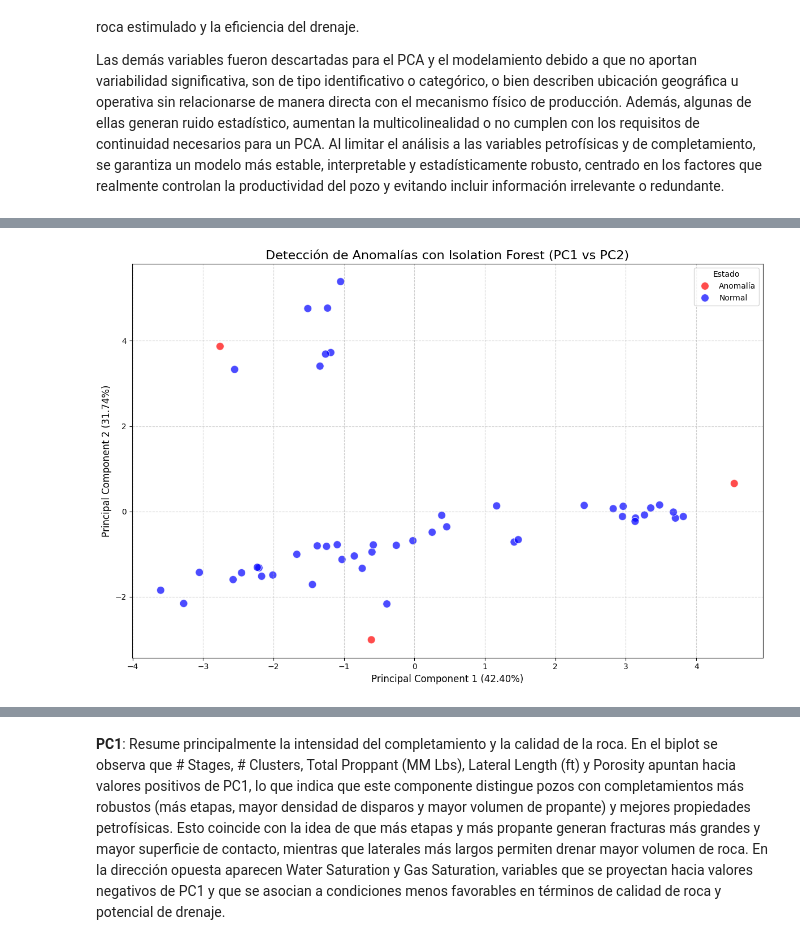
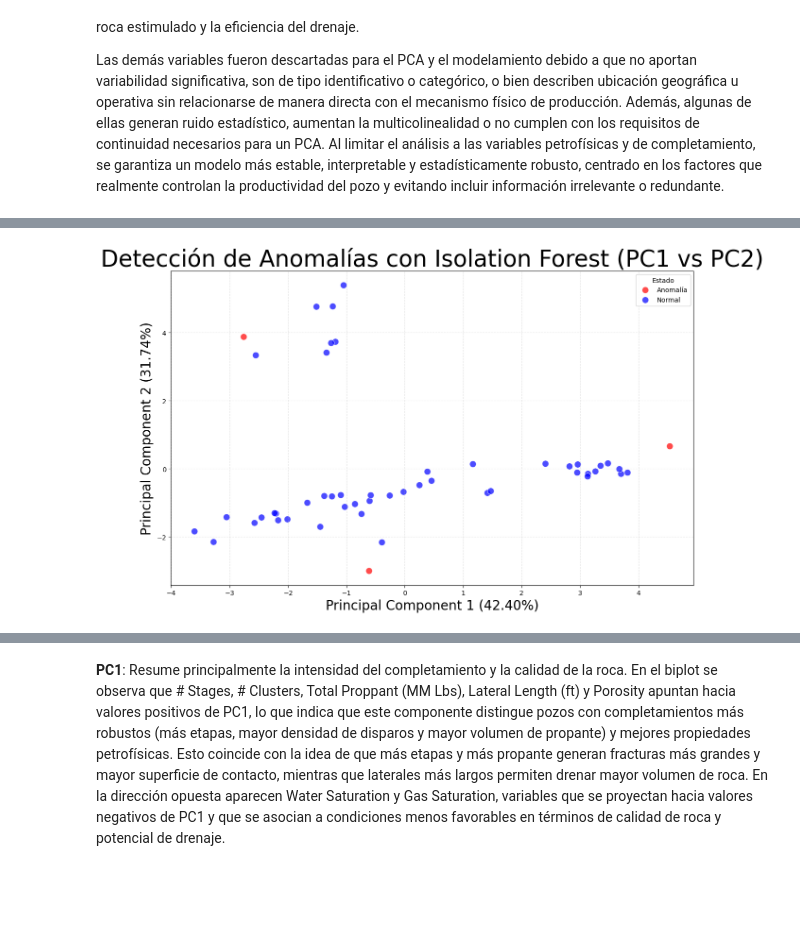
Before and after one commit to Bell-12/Proyecto_de_Grado, a Jupyter notebook: 2. Notebooks/Modelado.ipynb, the cells around one changed output, grey strips where cells are left out. Cells and saved outputs as stored; diff of their text form; code cells hidden in the pictures; blank space fills up the shorter version.

```diff
--- a/2. Notebooks/Modelado.ipynb
+++ b/2. Notebooks/Modelado.ipynb
@@ -96,16 +135,13 @@ Las demás variables fueron descartadas para el PCA y el modelamiento debido a q
 # %%
+from sklearn.decomposition import PCA
+from sklearn.ensemble import IsolationForest
+
 # Analisis isolation Forest(Deteccion de anomalias)
 
 
-from sklearn.ensemble import IsolationForest
-import matplotlib.pyplot as plt
-import seaborn as sns
-import pandas as pd
-from sklearn.decomposition import PCA # Import PCA
-
-# Assuming X_scaled and num_components_95 are already defined from previous steps
+# Assuming X_scaled and num_components_90 are already defined from previous steps
 # Re-apply PCA with the determined number of components
-pca_final = PCA(n_components=num_components_95) # num_components_95 was determined in a previous step
+pca_final = PCA(n_components=num_components_90) # num_components_90 was determined in a previous step
 X_pca = pca_final.fit_transform(X_scaled)
 
 # Inicializar el modelo Isolation Forest
@@ -115,35 +151,36 @@ X_pca = pca_final.fit_transform(X_scaled)
 iso_forest = IsolationForest(contamination=0.05, random_state=42) # Se asume un 5% de anomalías
 
 # Entrenar el modelo y predecir las anomalías
 # fit_predict devuelve -1 para outliers y 1 para inliers
 anomaly_predictions = iso_forest.fit_predict(X_pca)
 
 # Añadir las predicciones al DataFrame de PCA para visualización
 pca_df_anomalies = pd.DataFrame(data=X_pca, columns=[f'PC{i+1}' for i in range(X_pca.shape[1])])
 pca_df_anomalies['Anomaly'] = anomaly_predictions
 
 # Convertir las etiquetas numéricas a algo más descriptivo para el hue del plot
 pca_df_anomalies['Anomaly_Label'] = pca_df_anomalies['Anomaly'].map({1: 'Normal', -1: 'Anomalía'})
 
 # Visualizar los resultados
+# plt.rcParams['font.size'] = 30
 plt.figure(figsize=(12, 8))
 sns.scatterplot(
     x='PC1',
     y='PC2',
     hue='Anomaly_Label',
     palette={'Normal': 'blue', 'Anomalía': 'red'},
     data=pca_df_anomalies,
     s=100,
     alpha=0.7,
     edgecolor='w'
 )
 
-plt.title('Detección de Anomalías con Isolation Forest (PC1 vs PC2)', fontsize=16)
-plt.xlabel(f'Principal Component 1 ({pca_final.explained_variance_ratio_[0]*100:.2f}%)', fontsize=12)
-plt.ylabel(f'Principal Component 2 ({pca_final.explained_variance_ratio_[1]*100:.2f}%)', fontsize=12)
+plt.title('Detección de Anomalías con Isolation Forest (PC1 vs PC2)', fontsize=35)
+plt.xlabel(f'Principal Component 1 ({pca_final.explained_variance_ratio_[0]*100:.2f}%)', fontsize=20)
+plt.ylabel(f'Principal Component 2 ({pca_final.explained_variance_ratio_[1]*100:.2f}%)', fontsize=20)
 plt.legend(title='Estado')
-plt.grid(True, linestyle='--', alpha=0.6)
+plt.grid(True, linestyle='--', alpha=0.4)
 plt.tight_layout()
 plt.show()
 # %% [output]
-[figure, old version]
+[figure, new version]
```
Also changed, not shown: parts of 37 cells of this notebook.
